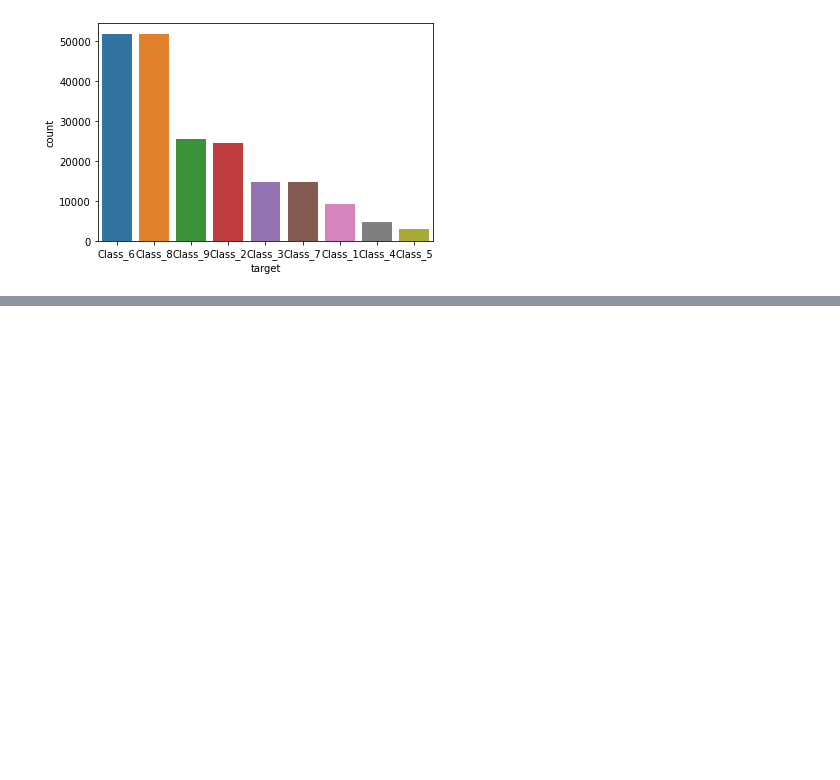
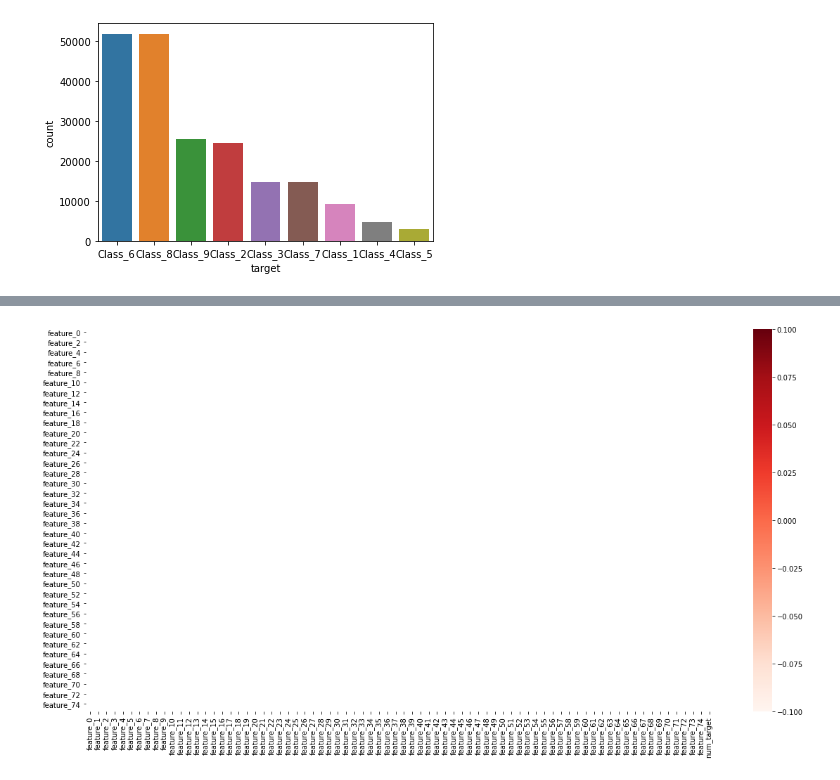
Before and after one commit to richhildebrand/Jupyter, a Jupyter notebook: playground/Tabular Playground Series - Jun 2021/data.ipynb, the cells around one changed output, grey strips where cells are left out. Saved outputs shown, nothing was run; the diff lists cells and outputs as text; code cells hidden in the pictures; blank space fills up the shorter version.

```diff
--- a/playground/Tabular Playground Series - Jun 2021/data.ipynb
+++ b/playground/Tabular Playground Series - Jun 2021/data.ipynb
@@ -184,0 +196,11 @@ sns.countplot(x="target", data=train_df, order=train_df['target'].value_counts()
+# %%
+import seaborn as sns
+min_max_corr = .8
+
+dfCorr = train_df.drop(["id", 'target'], axis=1).corr()
+filteredDf = dfCorr[((dfCorr >= min_max_corr) | (dfCorr <= -min_max_corr)) & (dfCorr !=1.000)]
+plt.figure(figsize=(20, 10))
+sns.heatmap(filteredDf, annot=True, cmap="Reds")
+plt.show()
+# %% [output]
+[figure, added]
```
Also changed, not shown: parts of 4 cells of this notebook, 2 other files.
